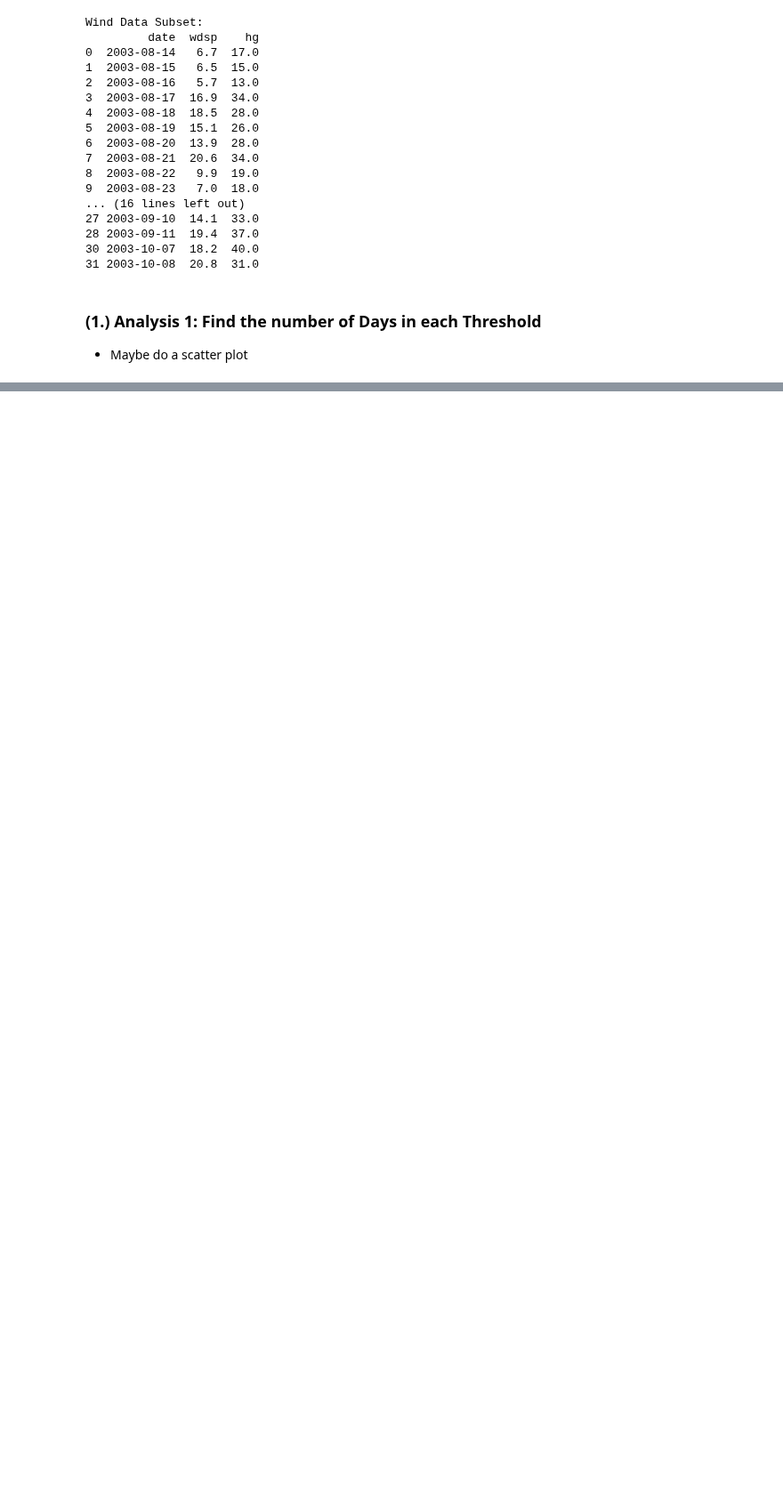
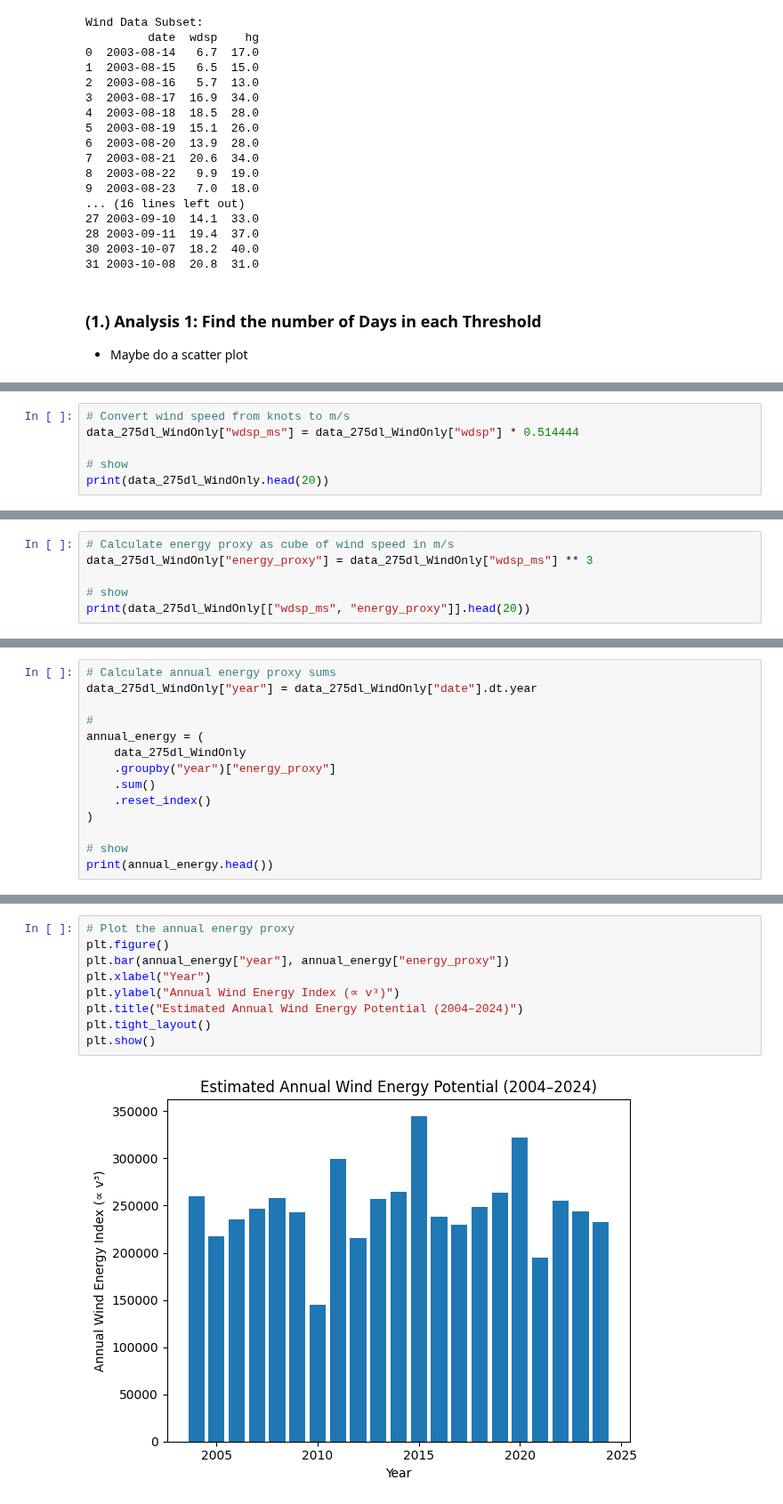
Before and after one commit to PectenMaximus/PFDA_2025_Project-, a Jupyter notebook: Project.ipynb, the cells around one changed output, grey strips where cells are left out. Shown at 89% size. Drawn from its saved outputs; the diff is of its cells as text; blank space fills up the shorter version.

```diff
--- a/Project.ipynb
+++ b/Project.ipynb
@@ -727,0 +773,6 @@ Above rated / Cut-out (>29)    215            2.66
+# %%
+# Convert wind speed from knots to m/s
+data_275dl_WindOnly["wdsp_ms"] = data_275dl_WindOnly["wdsp"] * 0.514444
+
+# show
+print(data_275dl_WindOnly.head(20))
@@ -727,0 +797,6 @@ Above rated / Cut-out (>29)    215            2.66
+# %%
+# Calculate energy proxy as cube of wind speed in m/s
+data_275dl_WindOnly["energy_proxy"] = data_275dl_WindOnly["wdsp_ms"] ** 3
+
+# show
+print(data_275dl_WindOnly[["wdsp_ms", "energy_proxy"]].head(20))
@@ -727,0 +821,14 @@ Above rated / Cut-out (>29)    215            2.66
+# %%
+# Calculate annual energy proxy sums
+data_275dl_WindOnly["year"] = data_275dl_WindOnly["date"].dt.year
+
+#
+annual_energy = (
+    data_275dl_WindOnly
+    .groupby("year")["energy_proxy"]
+    .sum()
+    .reset_index()
+)
+
+# show
+print(annual_energy.head())
@@ -727,0 +842,11 @@ Above rated / Cut-out (>29)    215            2.66
+# %%
+# Plot the annual energy proxy
+plt.figure()
+plt.bar(annual_energy["year"], annual_energy["energy_proxy"])
+plt.xlabel("Year")
+plt.ylabel("Annual Wind Energy Index (∝ v³)")
+plt.title("Estimated Annual Wind Energy Potential (2004–2024)")
+plt.tight_layout()
+plt.show()
+# %% [output]
+[figure, added]
```
Also changed, not shown: parts of 13 cells of this notebook.
